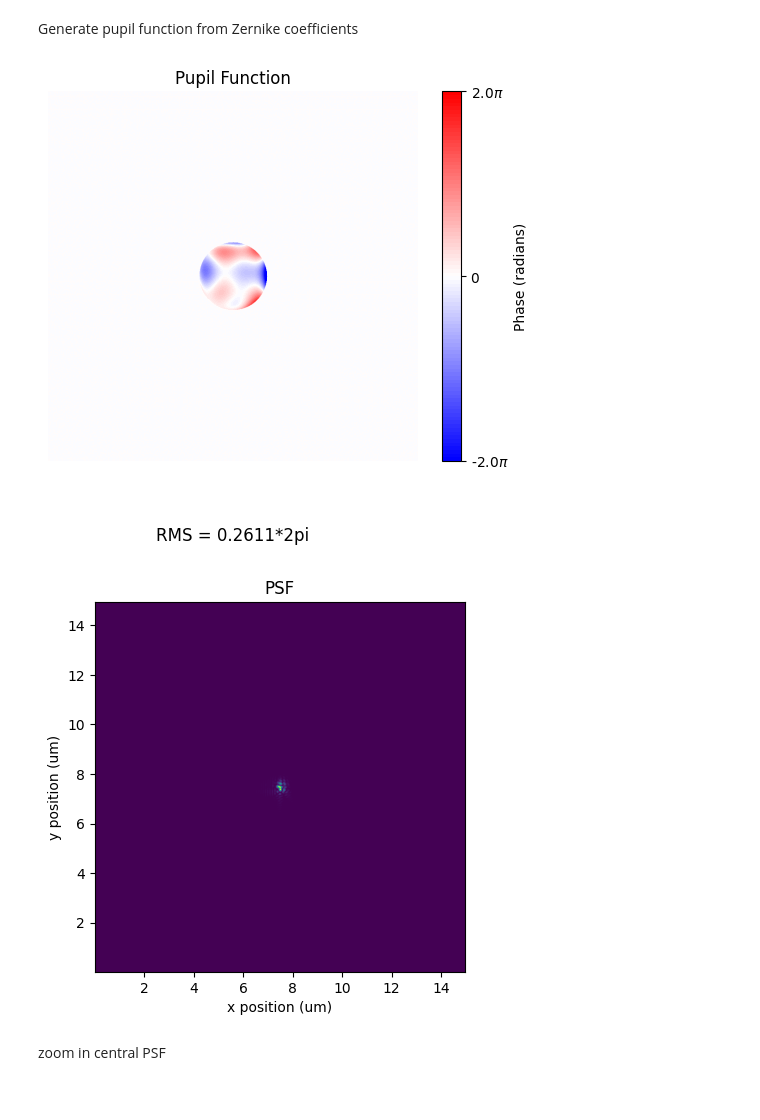
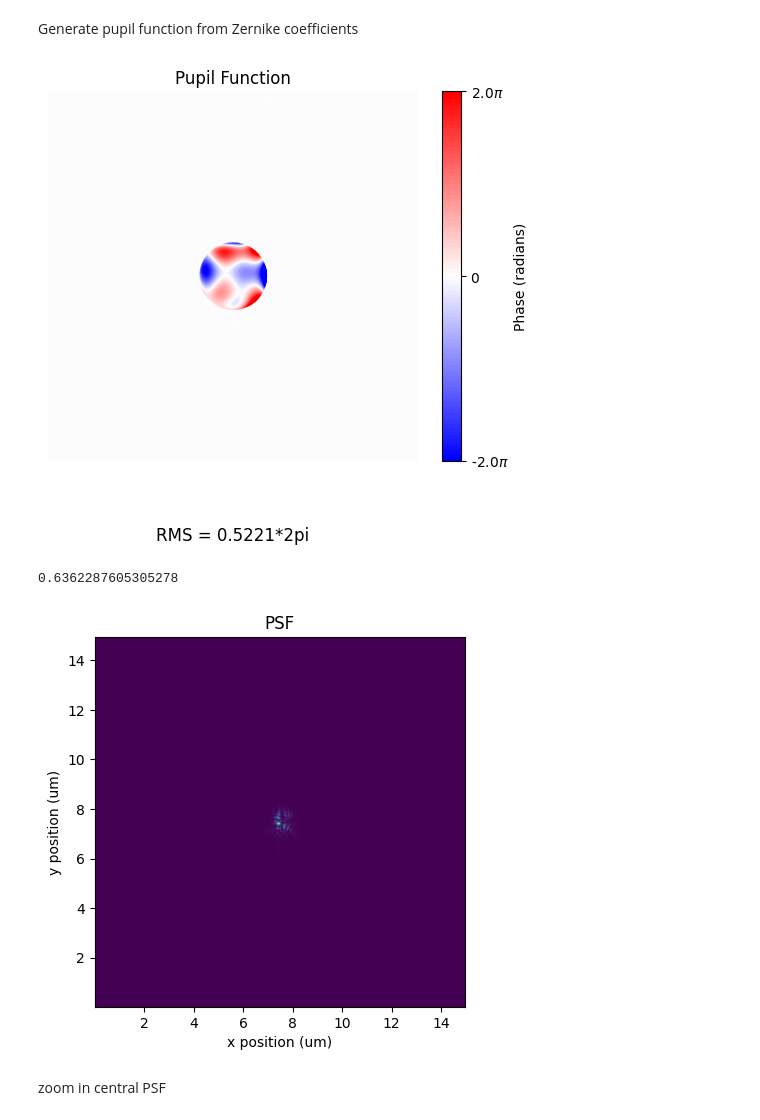
Before and after one commit to ArianaGu/EUV_FPM, a Jupyter notebook: fp_sim.ipynb, the cells around one changed output. Drawn from its saved outputs; the diff is of its cells as text; code cells hidden in the pictures.

```diff
--- a/fp_sim.ipynb
+++ b/fp_sim.ipynb
@@ -69,33 +90,27 @@ print(aberr_all[0,0])
 # %% [markdown]
 Generate pupil function from Zernike coefficients
 # %%
-def get_pupil_phase(p, q, pupil):
-    rows = np.any(pupil, axis=1)
-    cols = np.any(pupil, axis=0)
-    rmin, rmax = np.where(rows)[0][[0, -1]]
-    cmin, cmax = np.where(cols)[0][[0, -1]]
-    x = np.linspace(-1, 1, cmax-cmin+1)
-    y = np.linspace(-1, 1, rmax-rmin+1)
-    X, Y = np.meshgrid(x, y)
-    local_pupil = np.where(X**2 + Y**2 <= 1, 1, 0)
-    z = np.array(aberr_all[p,q])
-    abe_pupil = np.zeros_like(pupil).astype(np.float64)
-    abe_pupil[rmin:rmax+1, cmin:cmax+1] = compute_pupil_function(z, len(z)-1, X, Y) * local_pupil
-    return abe_pupil
-
-abe_phase = get_pupil_phase(0,0,FILTER)
+manual_defocus_z = np.zeros(25)
+manual_defocus_z[3] = -0.2
+manual_defocus_z[4] = 2
+manual_defocus_z[12] = -1.5
+manual_defocus_z[24] = -1
+# abe_phase = get_pupil_phase(manual_defocus_z,FILTER)*2
+abe_phase = get_pupil_phase(aberr_all[0,0],FILTER)*2
 show_aberration(abe_phase, FILTER)
+print(np.max(aberr_all[1,0]))
 
 # Visualize PSF
 abe_pupil = FILTER*np.exp(1j*abe_phase)
 PSF = np.abs(np.fft.fftshift(np.fft.fft2(abe_pupil)))**2
 plt.imshow(PSF, extent=[x_m[0]*1e6, x_m[-1]*1e6, y_m[0]*1e6, y_m[-1]*1e6])
 plt.xlabel('x position (um)')
 plt.ylabel('y position (um)')
 plt.title('PSF')
 plt.show()
 # %% [output]
-[figure, old version]
+[figure, new version]
+0.6362287605305278
 [figure]
 # %% [markdown]
 zoom in central PSF
```
Also changed, not shown: parts of 9 cells of this notebook, 7 other files.
